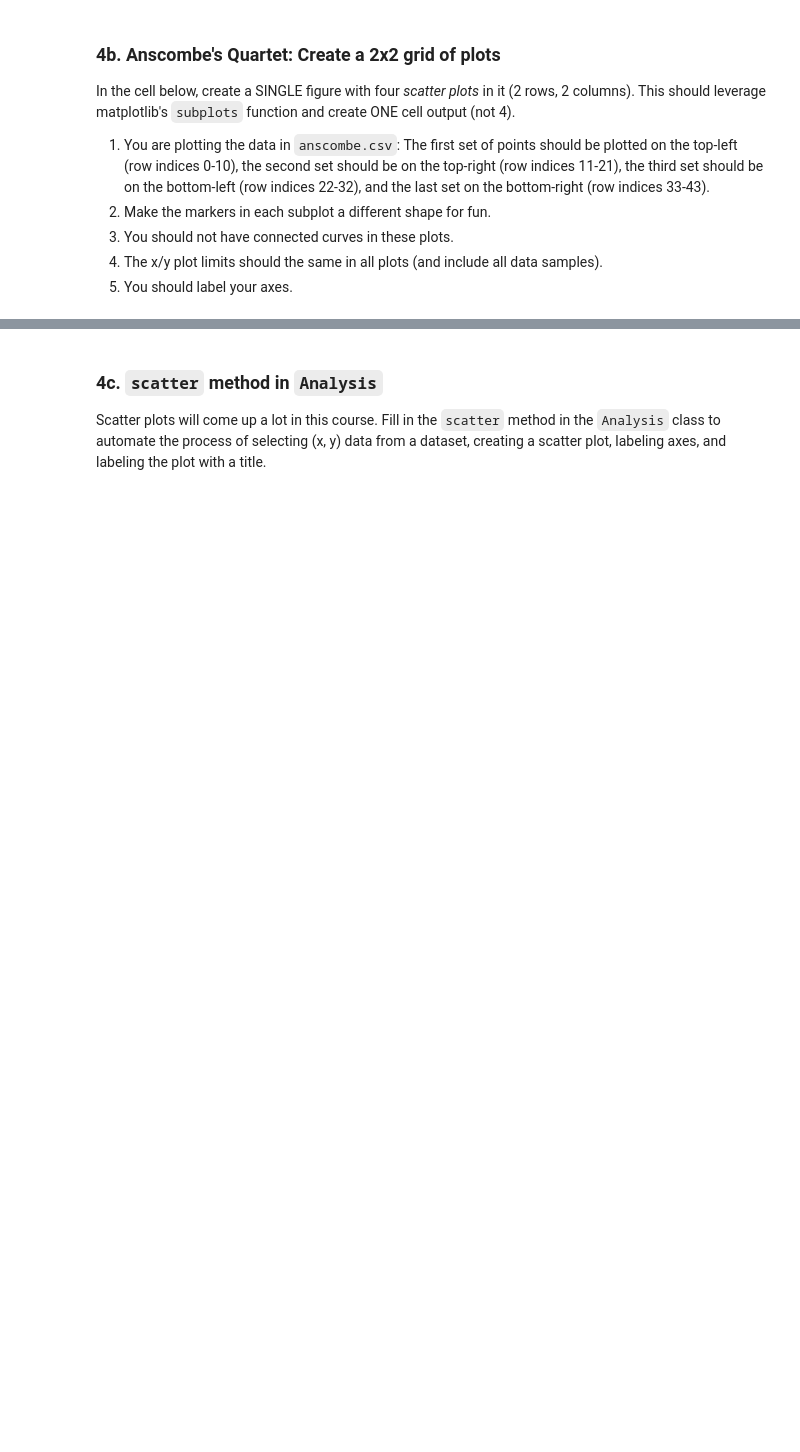
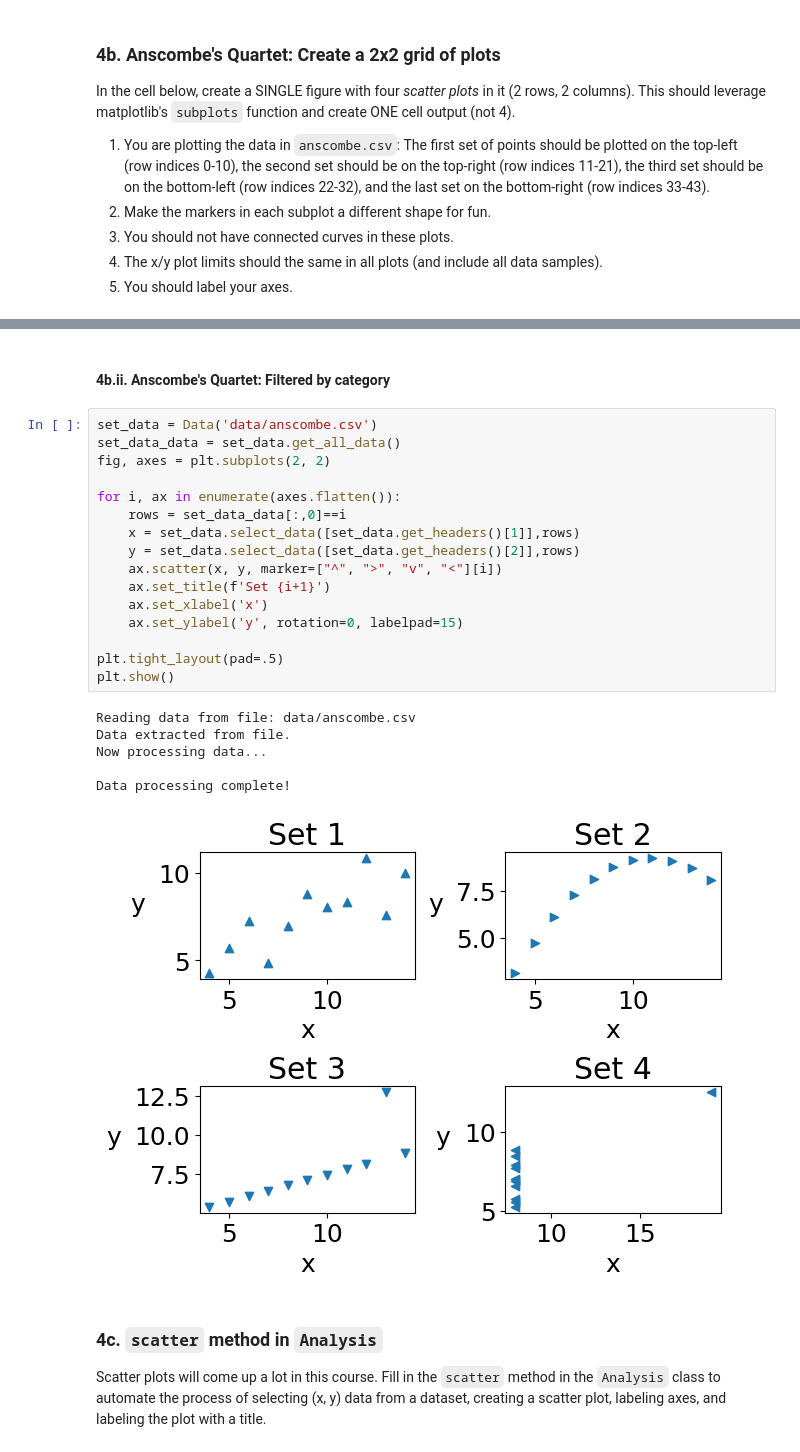
Before and after one commit to schiffinor/dataVisualization, a Jupyter notebook: Project1/analysis.ipynb, the cells around one changed output, grey strips where cells are left out. Saved outputs shown, nothing was run; the diff lists cells and outputs as text; blank space fills up the shorter version.

```diff
--- a/Project1/analysis.ipynb
+++ b/Project1/analysis.ipynb
@@ -480,3 +528,28 @@ In the cell below, create a SINGLE figure with four *scatter plots* in it (2 row
+# %% [markdown]
+#### 4b.ii. Anscombe's Quartet: Filtered by category
+# %%
+set_data = Data('data/anscombe.csv')
+set_data_data = set_data.get_all_data()
+fig, axes = plt.subplots(2, 2)
+
+for i, ax in enumerate(axes.flatten()):
+    rows = set_data_data[:,0]==i
+    x = set_data.select_data([set_data.get_headers()[1]],rows)
+    y = set_data.select_data([set_data.get_headers()[2]],rows)
+    ax.scatter(x, y, marker=["^", ">", "v", "<"][i])
+    ax.set_title(f'Set {i+1}')
+    ax.set_xlabel('x')
+    ax.set_ylabel('y', rotation=0, labelpad=15)
+
+plt.tight_layout(pad=.5)
+plt.show()
+# %% [output]
+Reading data from file: data/anscombe.csv
+Data extracted from file.
+Now processing data...
+
+Data processing complete!
+[figure, added]
 # %% [markdown]
 ### 4c. `scatter` method in `Analysis`
 
```
Also changed, not shown: parts of 6 cells of this notebook, 13 other files.
